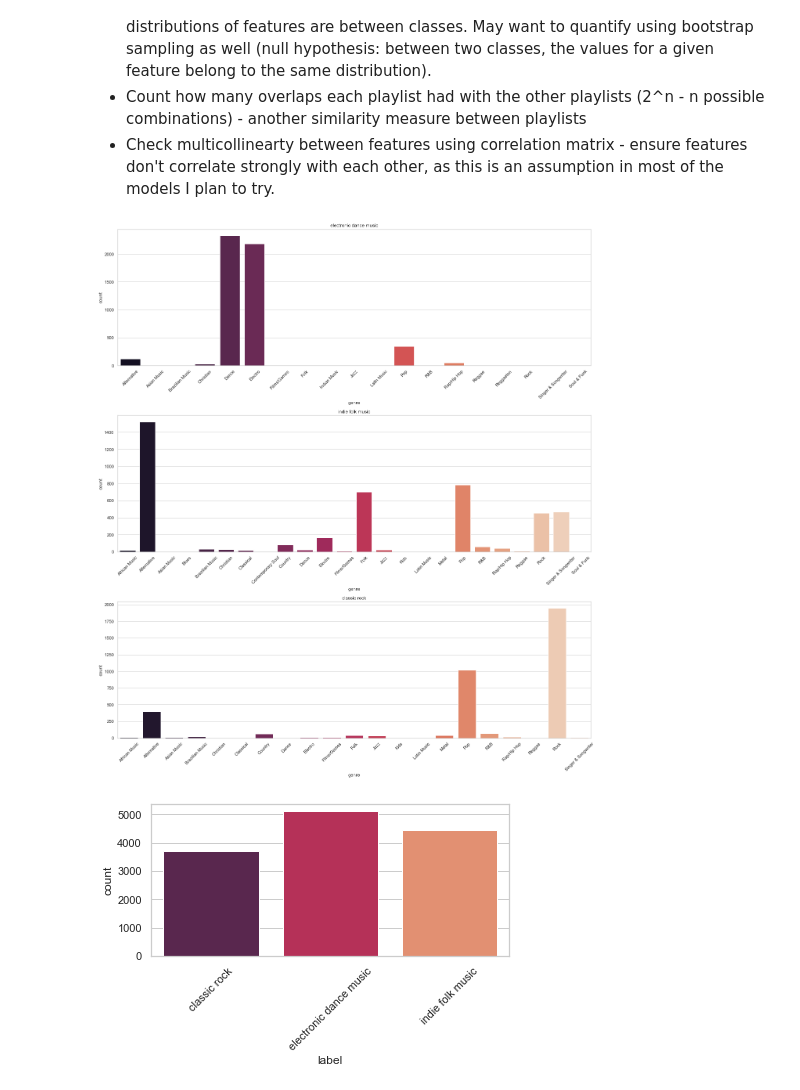
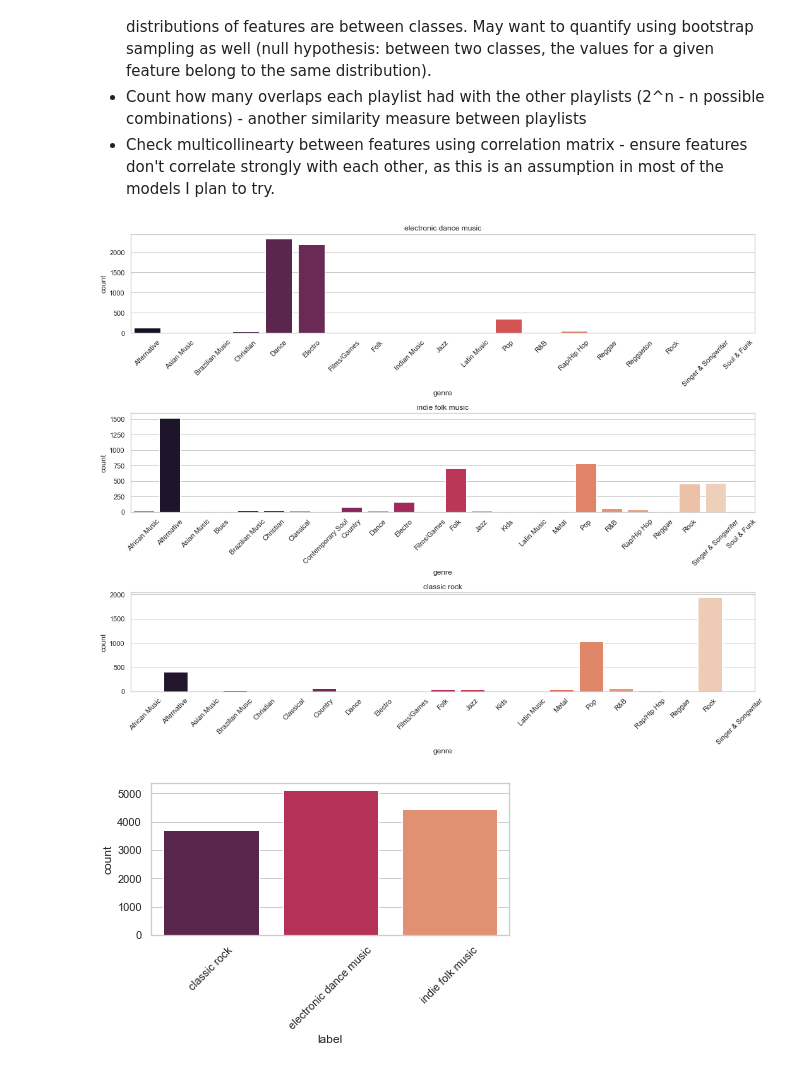
Before and after one commit to andrec279/contextify, a Jupyter notebook: contextify_explore.ipynb, the cells around one changed output. Saved outputs shown, nothing was run; the diff lists cells and outputs as text; code cells hidden in the pictures.

```diff
--- a/contextify_explore.ipynb
+++ b/contextify_explore.ipynb
@@ -458,42 +76,0 @@ def store_data(pl_name, num_pl_search):
-# %%
-def get_data(pl_names):
-    '''
-    Parameters:
-        - pl_names: List of labels user wants to include in exploration and model building
-
-    Function: Get data from data store, filtered to the list of playlists desired based on
-    the entries in pl_names. Load output into Pandas dataframe.
-
-    Return: Dataframe of track ID's with features and labels filtered by pl_names input.
-
-    Dataframe format:
-    trackid |feature1|feature2|feature3|feature4| genre  |      label
-    --------+--------+--------+--------+--------+--------+----------------
-    1e3ae1j |   0.4  |    2   |   1.4  |  0.23  |  rock  |  classic rock
-    '''
-
-    t0 = time.time()
-
-    # --- REPLACE WITH SELECT * FROM [tableName] HERE ---
-
-    data = pd.read_csv('trackdata.csv')
-
-    # --- END ---
-
-    filtered_data = data[data['label'].isin(pl_names)]
-    features = [
-            'danceability',
-            'energy',
-            'loudness',
-            'speechiness',
-            'acousticness',
-            'instrumentalness',
-            'liveness',
-            'valence',
-            'tempo']
-
-    t1 = time.time()
-
-    print('{0} records obtained in {1} seconds'.format(len(filtered_data.index), t1-t0))
-
-    return {'data': filtered_data, 'features': features, 'playlists': pl_names}
@@ -584,23 +141,23 @@ Ideas:
 sns.set(style="whitegrid")
 # %%
 ''' Genre breakdown '''
-fig, ax = plt.subplots(len(playlists), 1, figsize=(18, 20))
+fig, ax = plt.subplots(len(playlists), 1, figsize=(15, 4*len(playlists)))
 
 row = 0
 
 for pl in playlists:
     genre_graph_data = data[data['label']==pl].groupby('genre', as_index=False).agg(
         count=pd.NamedAgg(column='genre', aggfunc='count')
     )
     plot = sns.barplot(ax=ax[row], x='genre', y='count', data=genre_graph_data, palette='rocket')
     ax[row].set_title(pl)
     for item in plot.get_xticklabels():
         item.set_rotation(45)
     row += 1
 plt.tight_layout()
 plt.show()
 # %% [output]
-[figure, old version]
+[figure, new version]
 # %%
 ''' Barplot of class sizes '''
 class_sizes = data.groupby('label', as_index=False).agg(
```
Also changed, not shown: parts of 40 cells of this notebook.
